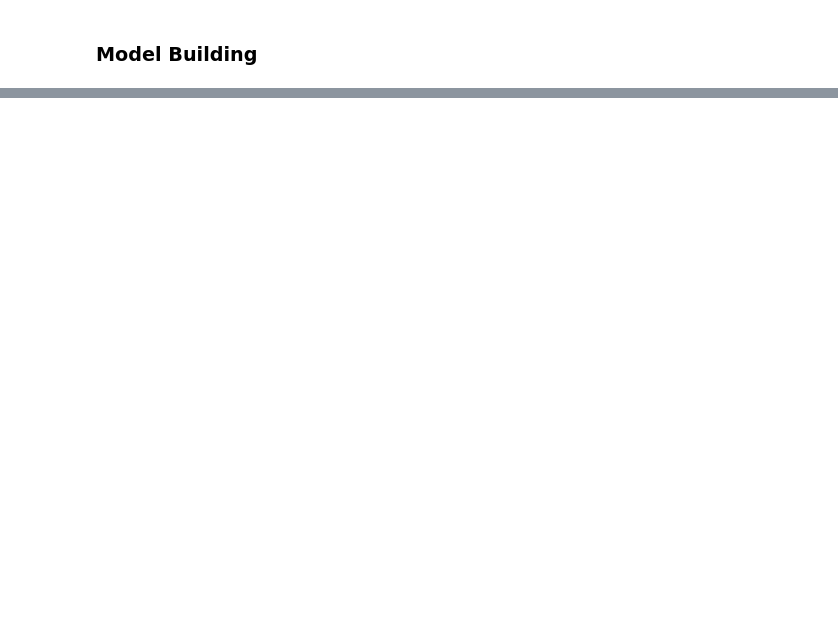
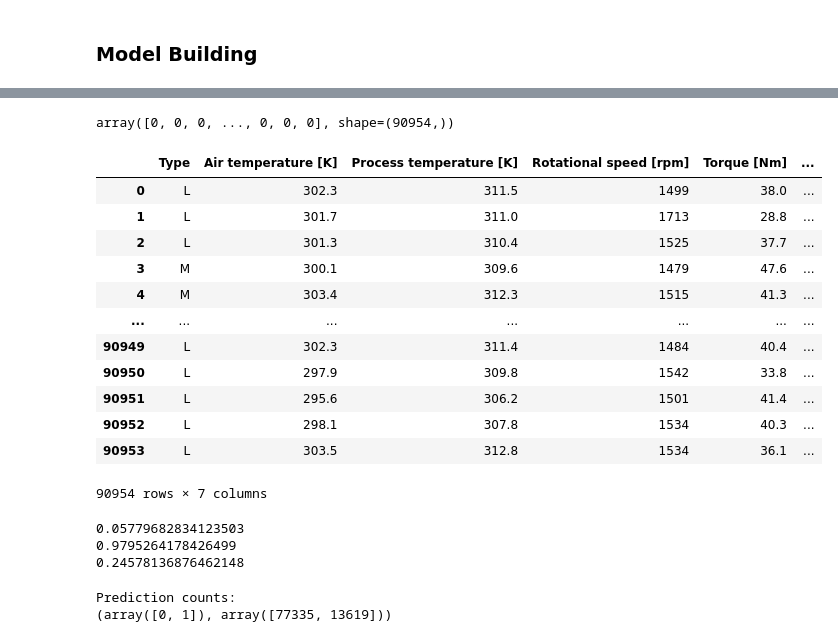
Before and after one commit to sakshichaudhari30/Machine-Learning-1633, a Jupyter notebook: Logistic Regression/Machine Failure Prediction Classifiication.ipynb, the cells around one changed output, grey strips where cells are left out. Drawn from its saved outputs; the diff is of its cells as text; code cells hidden in the pictures; blank space fills up the shorter version.

Commit message:
machine failure prediction project done

```diff
--- a/Logistic Regression/Machine Failure Prediction Classifiication.ipynb
+++ b/Logistic Regression/Machine Failure Prediction Classifiication.ipynb
@@ -507,0 +775,12 @@ xtest_pre = pre.transform(xtest)
+# %%
+# Same Six Features used during Training
+xnew = test[
+    [
+        "Type",
+        "Air temperature [K]",
+        "Process temperature [K]",
+        "Rotational speed [rpm]",
+        "Torque [Nm]",
+        "Tool wear [min]"
+    ]
+]
@@ -507,0 +805,48 @@ xtest_pre = pre.transform(xtest)
+# %%
+gb = random_search.best_estimator_
+# %%
+xnew_pre = pre.transform(xnew)
+# %%
+predictions = gb.predict(xnew_pre)
+
+predictions
+# %% [output]
+array([0, 0, 0, ..., 0, 0, 0], shape=(90954,))
+# %%
+
+xnew['machine failure'] = predictions
+xnew
+# %% [output]
+|  | Type | Air temperature [K] | Process temperature [K] | Rotational speed [rpm] | Torque [Nm] | ... |
+| 0 | L | 302.3 | 311.5 | 1499 | 38.0 | ... |
+| 1 | L | 301.7 | 311.0 | 1713 | 28.8 | ... |
+| 2 | L | 301.3 | 310.4 | 1525 | 37.7 | ... |
+| 3 | M | 300.1 | 309.6 | 1479 | 47.6 | ... |
+| 4 | M | 303.4 | 312.3 | 1515 | 41.3 | ... |
+| ... | ... | ... | ... | ... | ... | ... |
+| 90949 | L | 302.3 | 311.4 | 1484 | 40.4 | ... |
+| 90950 | L | 297.9 | 309.8 | 1542 | 33.8 | ... |
+| 90951 | L | 295.6 | 306.2 | 1501 | 41.4 | ... |
+| 90952 | L | 298.1 | 307.8 | 1534 | 40.3 | ... |
+| 90953 | L | 303.5 | 312.8 | 1534 | 36.1 | ... |
+90954 rows × 7 columns
+# %%
+y_score = gb.predict_proba(xnew_pre)[:, 1]
+
+print(y_score.min())
+print(y_score.max())
+print(y_score.mean())
+# %% [output]
+0.05779682834123503
+0.9795264178426499
+0.24578136876462148
+# %%
+import numpy as np
+
+predictions_05 = (y_score >= 0.5).astype(int)
+
+print("Prediction counts:")
+print(np.unique(predictions_05, return_counts=True))
+# %% [output]
+Prediction counts:
+(array([0, 1]), array([77335, 13619]))
```
Also changed, not shown: parts of 40 cells of this notebook, 4 other files.
